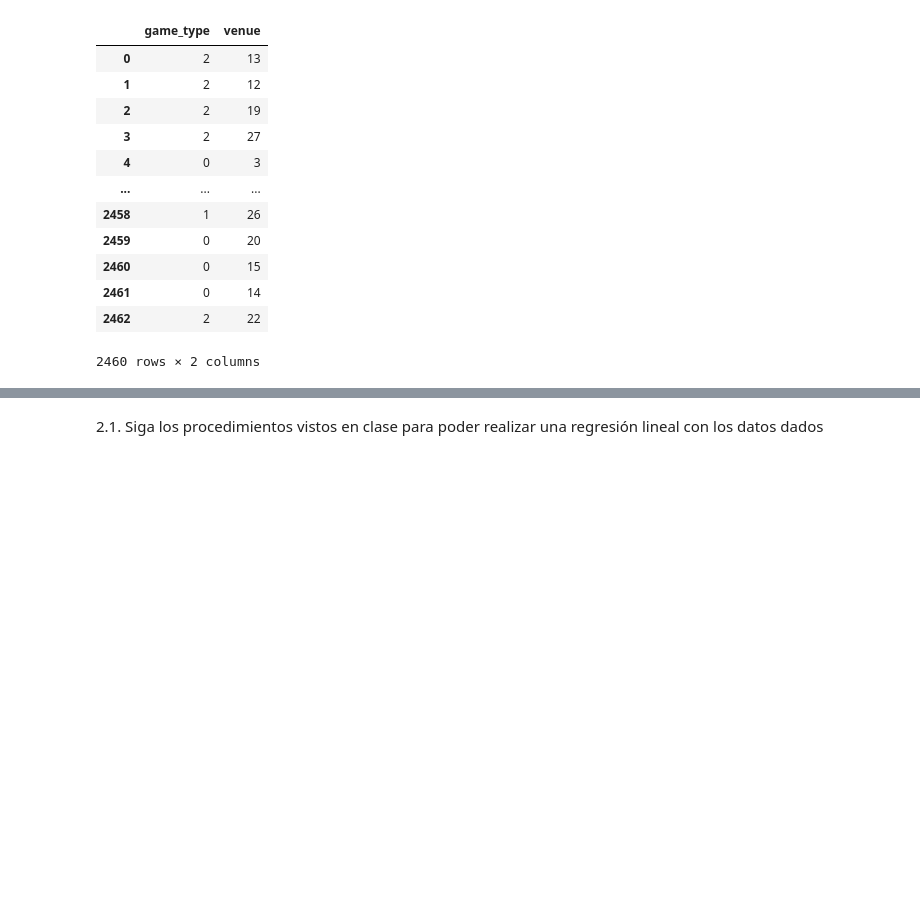
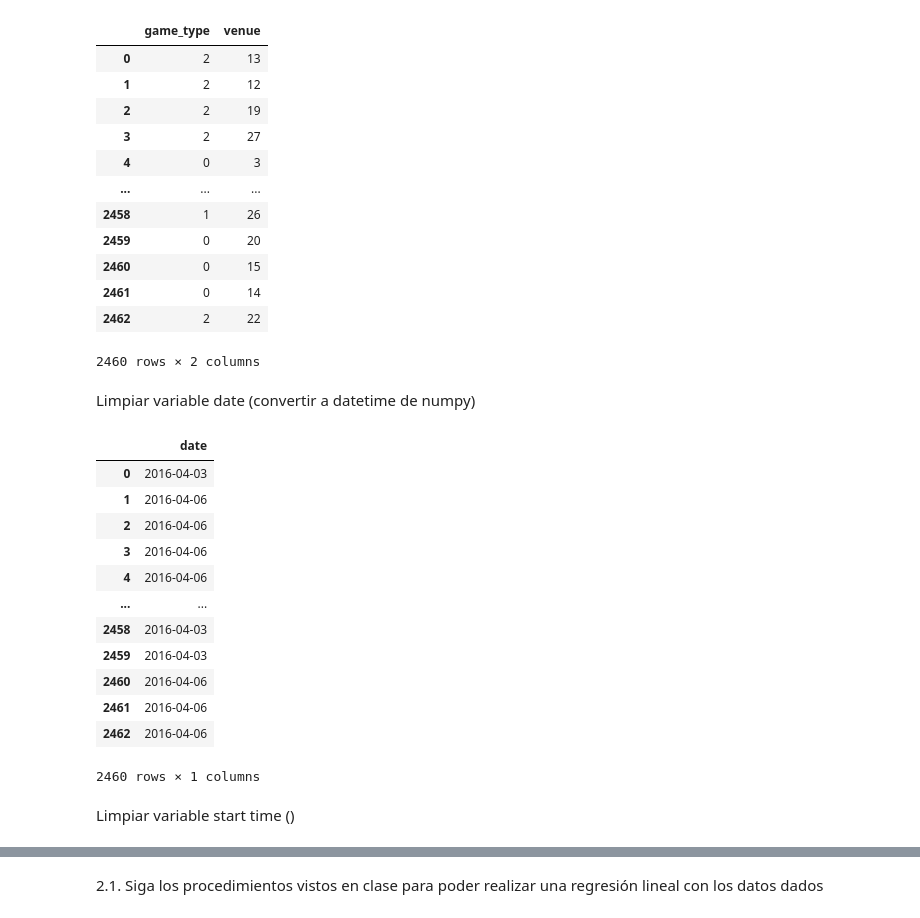
Before and after one commit to aleg001/HT1-MineriaDatos, a Jupyter notebook: HT11.6.ipynb, the cells around one changed output, grey strips where cells are left out. Cells and saved outputs as stored; diff of their text form; code cells hidden in the pictures; blank space fills up the shorter version.

```diff
--- a/HT11.6.ipynb
+++ b/HT11.6.ipynb
@@ -190,3 +141,61 @@ baseballData[['game_type', 'venue']]
 | 2461 | 0 | 14 |
 | 2462 | 2 | 22 |
 2460 rows × 2 columns
+# %% [markdown]
+Limpiar variable date (convertir a datetime de numpy)
+# %%
+for date in baseballData['date']:
+  if type(date) == np.datetime64: continue
+  indiceDate = baseballData[baseballData['date'] == date].index
+  splitdate = date.split(',')[1:]
+  newdate = (splitdate[0].split(' ') + [splitdate[1]])[1:]
+
+  match newdate[0]:
+    case 'January':
+      newdate[0] = '01'
+    case 'February':
+      newdate[0] = '02'
+    case 'March':
+      newdate[0] = '03'
+    case 'April':
+      newdate[0] = '04'
+    case 'May':
+      newdate[0] = '05'
+    case 'June':
+      newdate[0] = '06'
+    case 'July':
+      newdate[0] = '07'
+    case 'August':
+      newdate[0] = '08'
+    case 'September':
+      newdate[0] = '09'
+    case 'October':
+      newdate[0] = '10'
+    case 'November':
+      newdate[0] = '11'
+    case 'December':
+      newdate[0] = '12'
+
+  newdate[1] = '0' + newdate[1] if len(newdate[1]) < 2 else newdate[1]
+  newdate = f'{newdate[2]}-{newdate[0]}-{newdate[1]}'[1:]
+  newdate = np.datetime64(newdate)
+
+  baseballData.loc[indiceDate,'date'] = newdate
+
+baseballData[['date']]
+# %% [output]
+|  | date |
+| 0 | 2016-04-03 |
+| 1 | 2016-04-06 |
+| 2 | 2016-04-06 |
+| 3 | 2016-04-06 |
+| 4 | 2016-04-06 |
+| ... | ... |
+| 2458 | 2016-04-03 |
+| 2459 | 2016-04-03 |
+| 2460 | 2016-04-06 |
+| 2461 | 2016-04-06 |
+| 2462 | 2016-04-06 |
+2460 rows × 1 columns
+# %% [markdown]
+Limpiar variable start time ()
```
Also changed, not shown: parts of 19 cells of this notebook.
